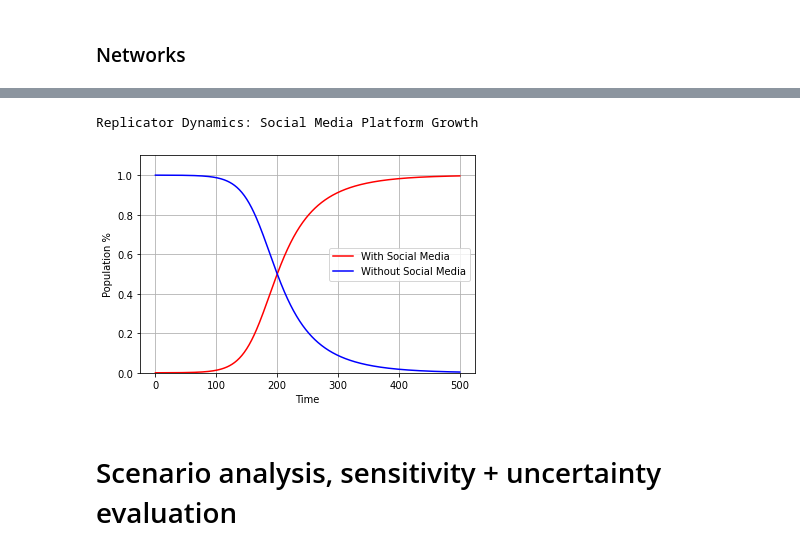
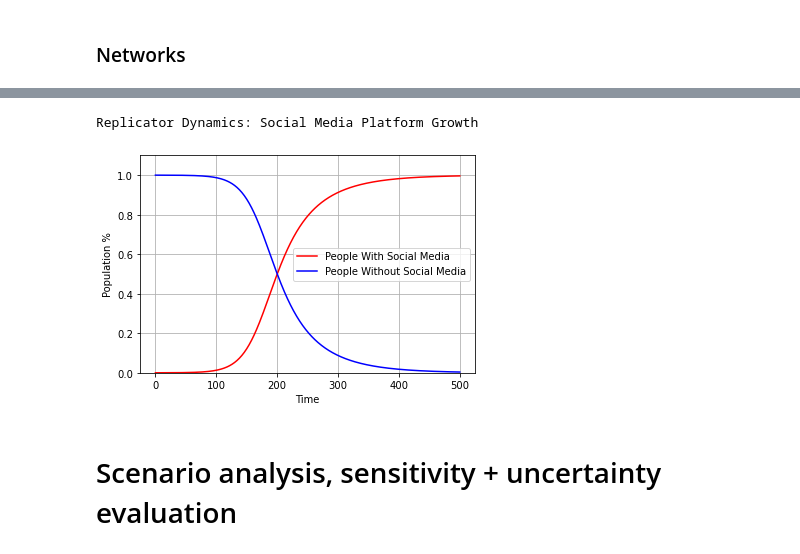
Before and after one commit to Synechi/41189-assignment-template, a Jupyter notebook: 41189 Modelling Assignment.ipynb, the cells around one changed output, grey strips where cells are left out. Saved outputs shown, nothing was run; the diff lists cells and outputs as text; code cells hidden in the pictures.

```diff
--- a/41189 Modelling Assignment.ipynb
+++ b/41189 Modelling Assignment.ipynb
@@ -252,37 +264,38 @@ Using the following code we can show the growth of the population in regards to
 # %%
 import matplotlib.pyplot as plt
 %matplotlib inline
 
 # Payoffs
-same = 0;
+samePayoff = 0;
 withPayoff = 1;
 withoutPayoff =  -0.3;
 
 # Population and Learning Rate
 withSocialMedia = [0.0001]
 withoutSocialMedia = [1 - withSocialMedia[0]]
-dt = 0.05
+learningRate = 0.05
 
 for t in range(500):
     # Fitnesses
-    fitnessWith = withSocialMedia[t] * same + withoutSocialMedia[t] * withPayoff
-    fitnessWithout = withSocialMedia[t] * withoutPayoff + withoutSocialMedia[t] * same
+    fitnessWith = withSocialMedia[t] * samePayoff + withoutSocialMedia[t] * withPayoff
+    fitnessWithout = withSocialMedia[t] * withoutPayoff + withoutSocialMedia[t] * samePayoff
     f = withSocialMedia[t] * fitnessWith + withoutSocialMedia[t] * fitnessWithout
     # Differential Equations
-    withSocialMedia.append(withSocialMedia[t] + (withSocialMedia[t] * (fitnessWith - f)) * dt)
-    withoutSocialMedia.append(withoutSocialMedia[t] + (withoutSocialMedia[t] * (fitnessWithout - f)) * dt)
+    withSocialMedia.append(withSocialMedia[t] + (withSocialMedia[t] * (fitnessWith - f)) * learningRate)
+    withoutSocialMedia.append(withoutSocialMedia[t] + (withoutSocialMedia[t] * (fitnessWithout - f)) * learningRate)
 
-plt.plot(withSocialMedia, 'r', label ='With Social Media')
-plt.plot(withoutSocialMedia, 'b', label ='Without Social Media')
+#Plotting
+plt.plot(withSocialMedia, 'r', label ='People With Social Media')
+plt.plot(withoutSocialMedia, 'b', label ='People Without Social Media')
 plt.grid()
 plt.ylim(0, 1.1)
 plt.legend(loc='best')
 plt.xlabel("Time")
 plt.ylabel("Population %")
 print("Replicator Dynamics: Social Media Platform Growth")
 # %% [output]
 Replicator Dynamics: Social Media Platform Growth
-[figure, old version]
+[figure, new version]
 # %% [markdown]
 # Scenario analysis, sensitivity + uncertainty evaluation
 # %% [markdown]
```
Also changed, not shown: parts of 3 cells of this notebook.
